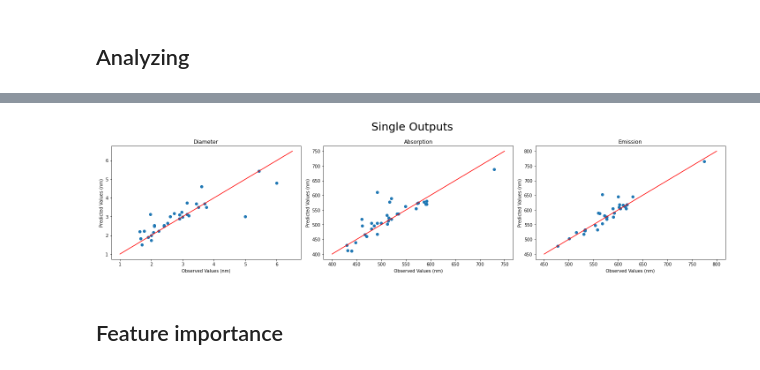
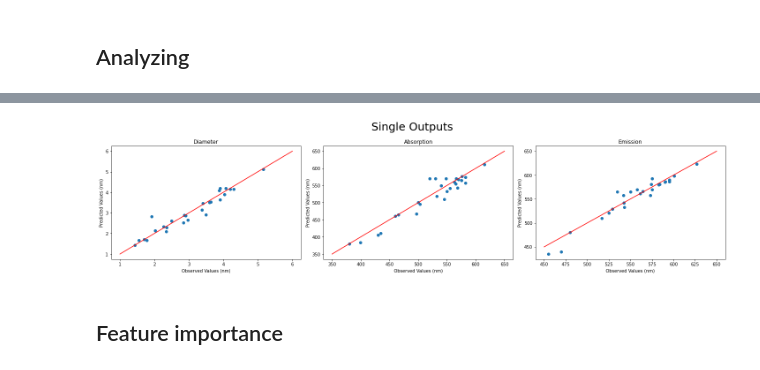
Before and after one commit to Health-Universe/Indium-Phosphide, a Jupyter notebook: CdSe/5. Single-output.ipynb, the cells around one changed output, grey strips where cells are left out. Drawn from its saved outputs; the diff is of its cells as text; code cells hidden in the pictures.

```diff
--- a/CdSe/5. Single-output.ipynb
+++ b/CdSe/5. Single-output.ipynb
@@ -394,7 +394,7 @@ min_i, min_j, min_k  = 0, 0, 0
 
 for i in tqdm(range(1, 30)):
     for j in range(1, 30):
-        for k in range(4, 80, 2):
+        for k in range(4, 60, 2):
 
             DT_regr_a = DecisionTreeRegressor(max_depth=i,
                                 max_features=j,
@@ -434,9 +434,9 @@ diameter: r2: 0.7157594152974505 ; MSE: 1033.208754199327 ; RMSE: 32.14356474007
 # %%
 min_mae = 99999
 min_i, min_j, min_k = 0, 0, 0
-for i in tqdm(range(1, 31)):
-    for j in range(1, 31):
-        for k in range(2, 50, 1):
+for i in tqdm(range(1, 21)):
+    for j in range(1, 21):
+        for k in range(2, 31, 1):
             RF_regr_a = RandomForestRegressor(max_depth=i,
                                             n_estimators=j,
                                             max_features=k,
@@ -481,9 +481,9 @@ print(min_mae, min_i, min_j)
 # %% [markdown]
 ### Saving model
 # %%
-DT_regr_a = DecisionTreeRegressor(max_depth=20,
-                                max_features=20,
-                                random_state=12)
+DT_regr_a = DecisionTreeRegressor(max_depth=11,
+                                max_features=11,
+                                random_state=38)
 DT_regr_a.fit(X_train_a, np.ravel(Y_train_a))
 DT_Y_pred_a = pd.DataFrame(DT_regr_a.predict(X_test_a))
 
@@ -549,26 +605,26 @@ Emission    0.838137              11.4646               405.795
 # %%
 fig, (ax1, ax2, ax3) = plt.subplots(1, 3, figsize=(20,5))
 fig.suptitle('Single Outputs', fontsize=25)
 
-ax1.plot(Y_test_d, DT_Y_pred_d,'o')
-ax1.plot([1,6.5],[1,6.5], color = 'r')
+ax1.plot(Y_test_d, ET_Y_pred_d,'o')
+ax1.plot([1,6],[1,6], color = 'r')
 ax1.set_title('Diameter')
 ax1.set(xlabel='Observed Values (nm)', ylabel='Predicted Values (nm)')
 
 ax2.plot(Y_test_a, DT_Y_pred_a,'o')
-ax2.plot([400,750],[400,750], color = 'r')
+ax2.plot([350,650],[350,650], color = 'r')
 ax2.set_title('Absorption')
 ax2.set(xlabel='Observed Values (nm)', ylabel='Predicted Values (nm)')
 
-ax3.plot(Y_test_e, ET_Y_pred_e,'o')
-ax3.plot([450,800],[450,800], color = 'r')
+ax3.plot(Y_test_e, DT_Y_pred_e,'o')
+ax3.plot([450,650],[450,650], color = 'r')
 ax3.set_title('Emission')
 ax3.set(xlabel='Observed Values (nm)', ylabel='Predicted Values (nm)')
 
 
 fig.tight_layout()
 # %% [output]
-[figure, old version]
+[figure, new version]
 # %% [markdown]
 ## Feature importance
 # %% [markdown]
```
Also changed, not shown: parts of 17 cells of this notebook, 1 other file.
